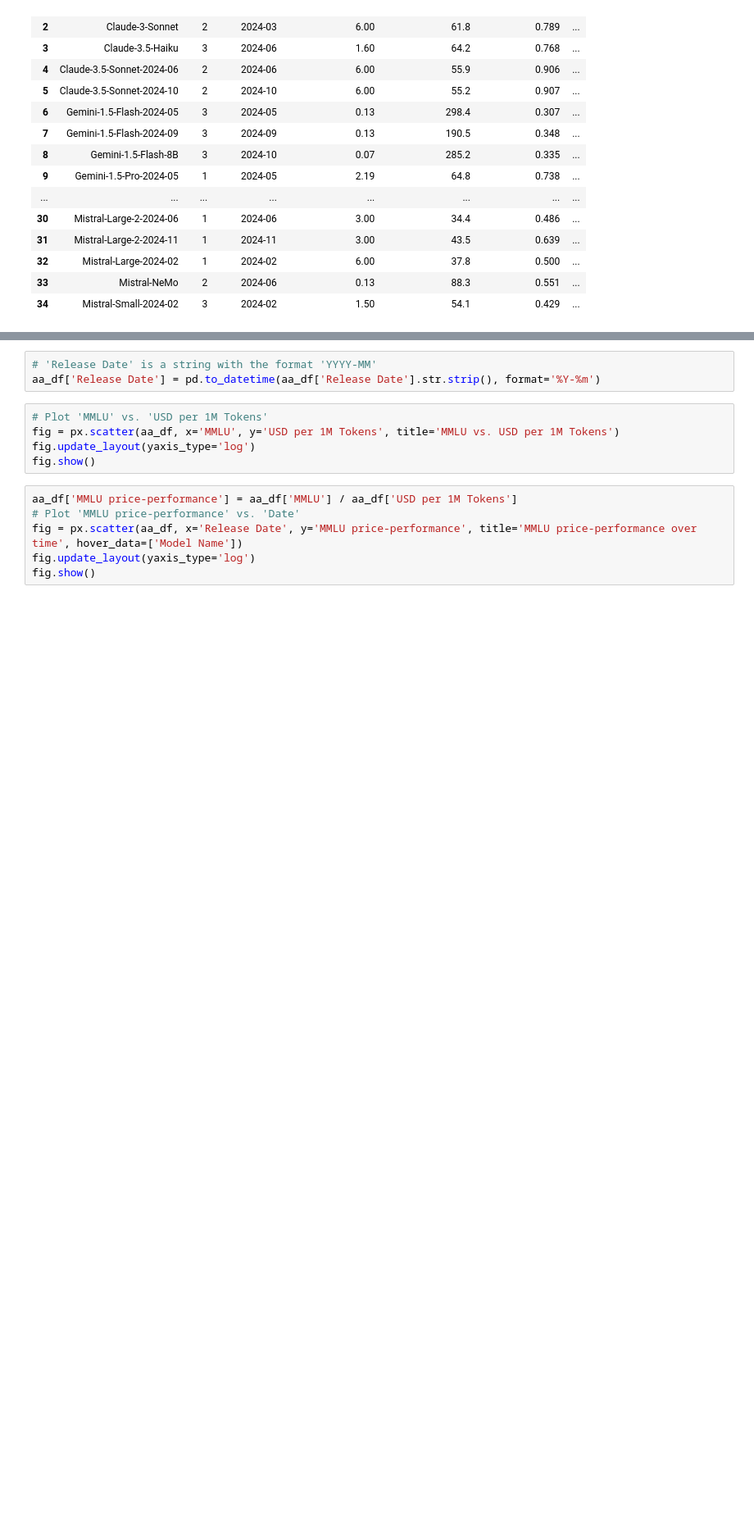
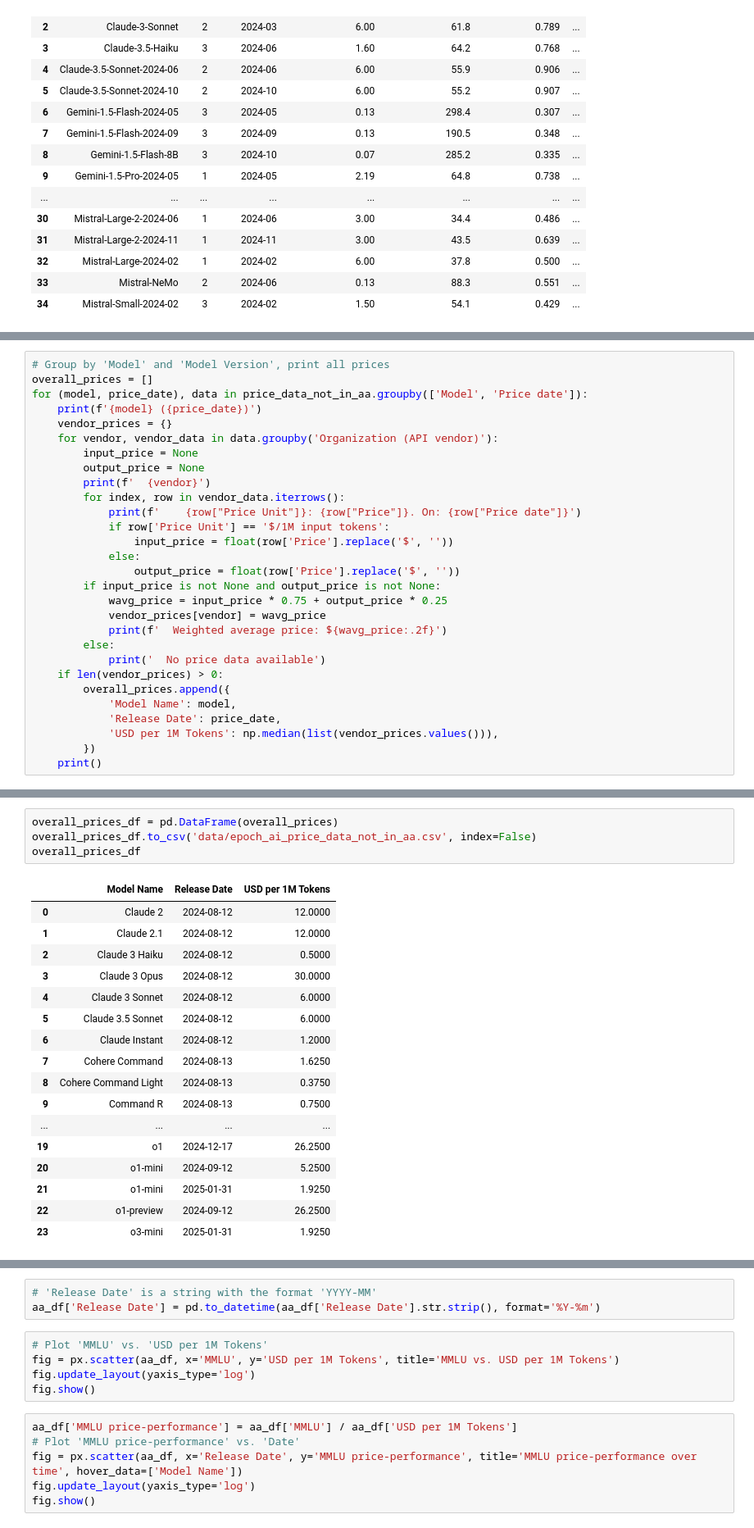
Before and after one commit to epoch-research/llm-benchmark-efficiency, a Jupyter notebook: aa_price_performance.ipynb, the cells around one changed output, grey strips where cells are left out. Shown at 82% size. Saved outputs shown, nothing was run; the diff lists cells and outputs as text; blank space fills up the shorter version.

```diff
--- a/aa_price_performance.ipynb
+++ b/aa_price_performance.ipynb
@@ -43,0 +136,29 @@ aa_df
+# %%
+# Group by 'Model' and 'Model Version', print all prices
+overall_prices = []
+for (model, price_date), data in price_data_not_in_aa.groupby(['Model', 'Price date']):
+    print(f'{model} ({price_date})')
+    vendor_prices = {}
+    for vendor, vendor_data in data.groupby('Organization (API vendor)'):
+        input_price = None
+        output_price = None
+        print(f'  {vendor}')
+        for index, row in vendor_data.iterrows():
+            print(f'    {row["Price Unit"]}: {row["Price"]}. On: {row["Price date"]}')
+            if row['Price Unit'] == '$/1M input tokens':
+                input_price = float(row['Price'].replace('$', ''))
+            else:
+                output_price = float(row['Price'].replace('$', ''))
+        if input_price is not None and output_price is not None:
+            wavg_price = input_price * 0.75 + output_price * 0.25
+            vendor_prices[vendor] = wavg_price
+            print(f'  Weighted average price: ${wavg_price:.2f}')
+        else:
+            print('  No price data available')
+    if len(vendor_prices) > 0:
+        overall_prices.append({
+            'Model Name': model,
+            'Release Date': price_date,
+            'USD per 1M Tokens': np.median(list(vendor_prices.values())),
+        })
+    print()
@@ -43,0 +183,22 @@ aa_df
+# %%
+overall_prices_df = pd.DataFrame(overall_prices)
+overall_prices_df.to_csv('data/epoch_ai_price_data_not_in_aa.csv', index=False)
+overall_prices_df
+# %% [output]
+|  | Model Name | Release Date | USD per 1M Tokens |
+| 0 | Claude 2 | 2024-08-12 | 12.0000 |
+| 1 | Claude 2.1 | 2024-08-12 | 12.0000 |
+| 2 | Claude 3 Haiku | 2024-08-12 | 0.5000 |
+| 3 | Claude 3 Opus | 2024-08-12 | 30.0000 |
+| 4 | Claude 3 Sonnet | 2024-08-12 | 6.0000 |
+| 5 | Claude 3.5 Sonnet | 2024-08-12 | 6.0000 |
+| 6 | Claude Instant | 2024-08-12 | 1.2000 |
+| 7 | Cohere Command | 2024-08-13 | 1.6250 |
+| 8 | Cohere Command Light | 2024-08-13 | 0.3750 |
+| 9 | Command R | 2024-08-13 | 0.7500 |
+| ... | ... | ... | ... |
+| 19 | o1 | 2024-12-17 | 26.2500 |
+| 20 | o1-mini | 2024-09-12 | 5.2500 |
+| 21 | o1-mini | 2025-01-31 | 1.9250 |
+| 22 | o1-preview | 2024-09-12 | 26.2500 |
+| 23 | o3-mini | 2025-01-31 | 1.9250 |
```
Also changed, not shown: parts of 12 cells of this notebook, 2 other files.
